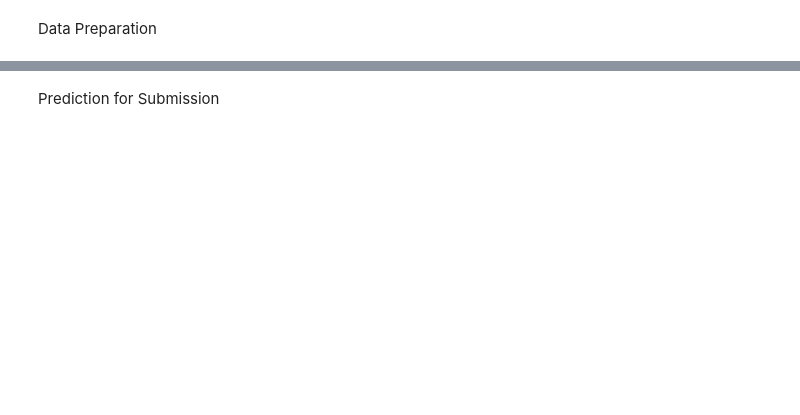
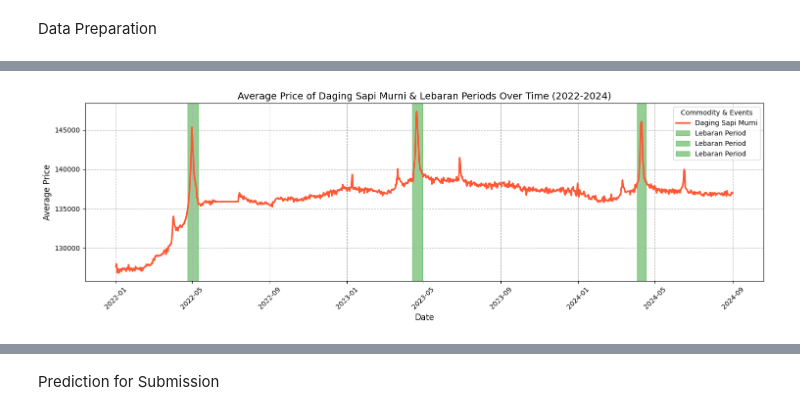
Before and after one commit to RobbenWijanathan/Datavidia-Ctrl-Alt-Win, a Jupyter notebook: main.ipynb, the cells around one changed output, grey strips where cells are left out. Drawn from its saved outputs; the diff is of its cells as text; code cells hidden in the pictures; blank space fills up the shorter version.

```diff
--- a/main.ipynb
+++ b/main.ipynb
@@ -94,0 +165,36 @@ plt.show()
+# %%
+# Average Price of Daging Sapi Murni Over Time Based on Lebaran Periods (2022-2024)
+
+lebaran_periods = [
+    ("2022-04-24", "2022-05-11"),
+    ("2023-04-14", "2023-04-30"),
+    ("2024-04-03", "2024-04-17")
+]
+
+lebaran_periods = [(pd.Timestamp(start), pd.Timestamp(end)) for start, end in lebaran_periods]
+
+start_date = pd.Timestamp("2022-01-01")
+end_date = pd.Timestamp("2024-09-01")
+
+df_filtered = df_avg[(df_avg["Commodity"] == "Daging Sapi Murni") &
+                     (df_avg["Date"] >= start_date) & (df_avg["Date"] <= end_date)]
+
+plt.figure(figsize=(15, 5))
+plt.plot(df_filtered["Date"], df_filtered["Price"], label="Daging Sapi Murni",
+         color="#FF5733", linewidth=2.5, alpha=1)
+
+for start, end in lebaran_periods:
+    if start >= start_date and end <= end_date:
+        plt.axvspan(start, end, color='tab:green', alpha=0.5, label="Lebaran Period")
+
+plt.title("Average Price of Daging Sapi Murni & Lebaran Periods Over Time (2022-2024)", fontsize=14)
+plt.xlabel("Date", fontsize=12)
+plt.ylabel("Average Price", fontsize=12)
+plt.xticks(rotation=45)
+plt.legend(title="Commodity & Events")
+plt.grid(True, linestyle="--", alpha=1)
+
+plt.tight_layout()
+plt.show()
+# %% [output]
+[figure, added]
```
Also changed, not shown: parts of 21 cells of this notebook, 2 other files.
